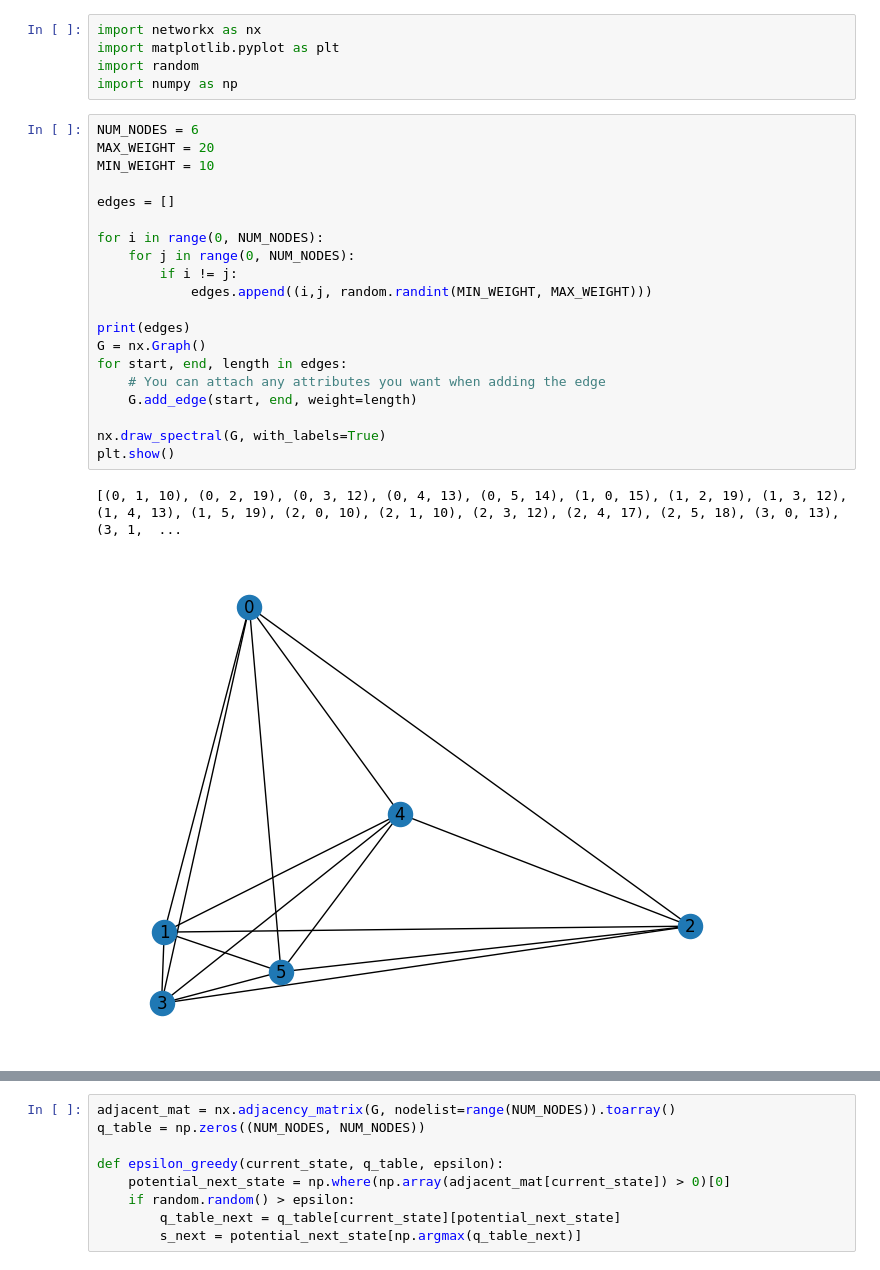
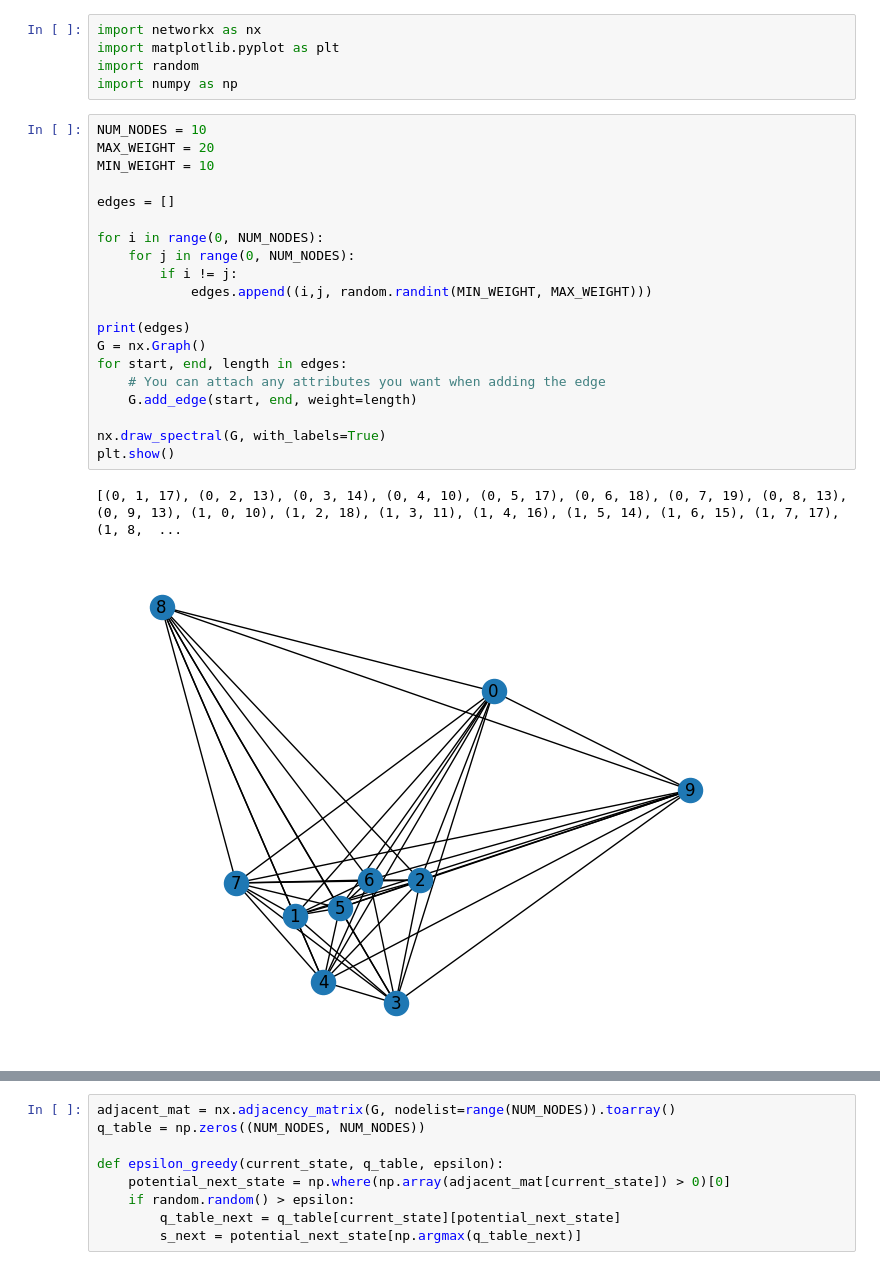
Before and after one commit to BiggusMaximus/Multi-Hop-Q-Learning-LEACH, a Jupyter notebook: networkx_tutorial.ipynb, the cells around one changed output, grey strips where cells are left out. Cells and saved outputs as stored; diff of their text form.

```diff
--- a/networkx_tutorial.ipynb
+++ b/networkx_tutorial.ipynb
@@ -4,28 +4,28 @@ import matplotlib.pyplot as plt
 import random
 import numpy as np
 # %%
-NUM_NODES = 6
+NUM_NODES = 10
 MAX_WEIGHT = 20
 MIN_WEIGHT = 10
 
 edges = []
 
 for i in range(0, NUM_NODES):
     for j in range(0, NUM_NODES):
         if i != j:
             edges.append((i,j, random.randint(MIN_WEIGHT, MAX_WEIGHT)))
 
 print(edges)
 G = nx.Graph()
 for start, end, length in edges:
     # You can attach any attributes you want when adding the edge
     G.add_edge(start, end, weight=length)
 
 nx.draw_spectral(G, with_labels=True)
 plt.show()
 # %% [output]
-[(0, 1, 10), (0, 2, 19), (0, 3, 12), (0, 4, 13), (0, 5, 14), (1, 0, 15), (1, 2, 19), (1, 3, 12), (1, 4, 13), (1, 5, 19), (2, 0, 10), (2, 1, 10), (2, 3, 12), (2, 4, 17), (2, 5, 18), (3, 0, 13), (3, 1,  ...
+[(0, 1, 17), (0, 2, 13), (0, 3, 14), (0, 4, 10), (0, 5, 17), (0, 6, 18), (0, 7, 19), (0, 8, 13), (0, 9, 13), (1, 0, 10), (1, 2, 18), (1, 3, 11), (1, 4, 16), (1, 5, 14), (1, 6, 15), (1, 7, 17), (1, 8,  ...
-[figure, old version]
+[figure, new version]
 # %%
 print(nx.adjacency_matrix(G).todense())
 print("\n======================\n")
```
Also changed, not shown: parts of 3 cells of this notebook, 21 other files.
